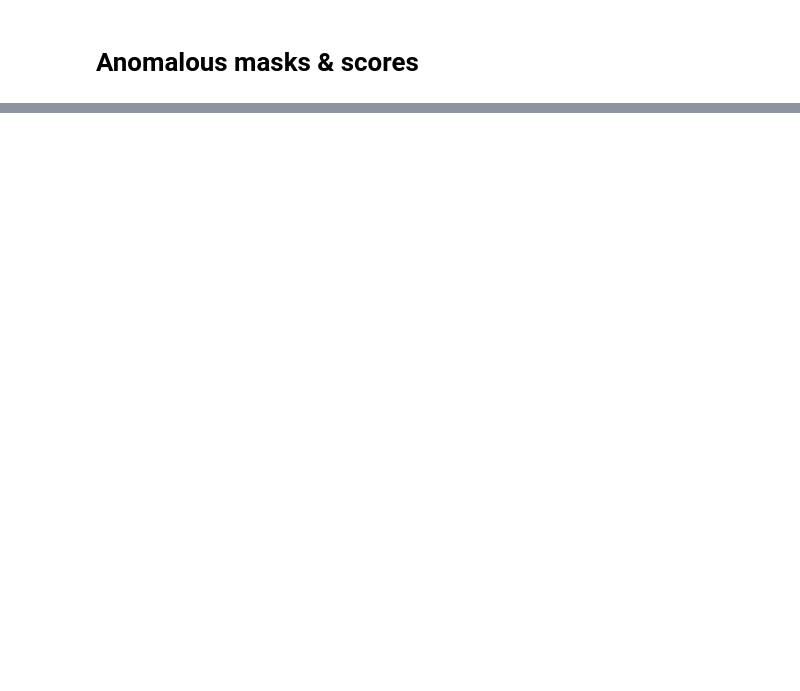
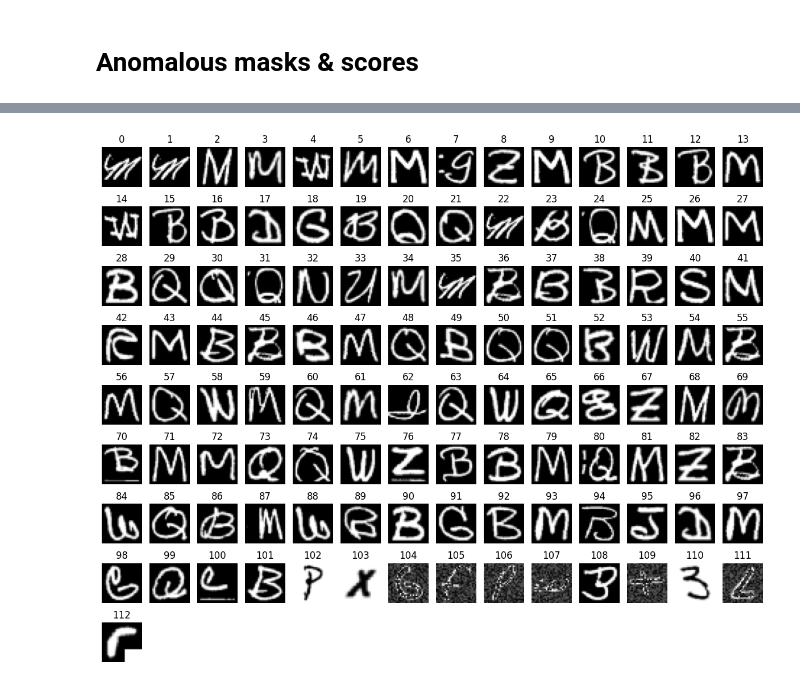
Before and after one commit to ChrisTho23/anomaly-detection, a Jupyter notebook: src/evaluation.ipynb, the cells around one changed output, grey strips where cells are left out. Cells and saved outputs as stored; diff of their text form; code cells hidden in the pictures; blank space fills up the shorter version.

```diff
--- a/src/evaluation.ipynb
+++ b/src/evaluation.ipynb
@@ -61,0 +64,19 @@ TypeError: expected Tensor as element 0 in argument 0, but got numpy.ndarray
+# %%
+masks = torch.load(DATA["masks"])
+preds = torch.load(DATA["preds"])
+trues = torch.load(DATA["trues"])
+cond = torch.load(DATA["cond"])
+
+anomalous_masks = masks[cond]
+anomalous_preds = preds[cond]
+anomalous_trues = trues[cond]
+anomalous_scores = scores[cond]
+# %%
+fig, axes = plt.subplots(9, 14, figsize=(15, 12))
+for i, ax in enumerate(axes.flatten()):
+    if i < anomalous_scores.shape[0]:
+        ax.imshow(anomalous_trues[i][0].detach().numpy(), cmap='gray')
+        ax.set_title(i)
+    ax.axis('off')
+# %% [output]
+[figure, added]
```
Also changed, not shown: parts of 6 cells of this notebook, 3 other files.
